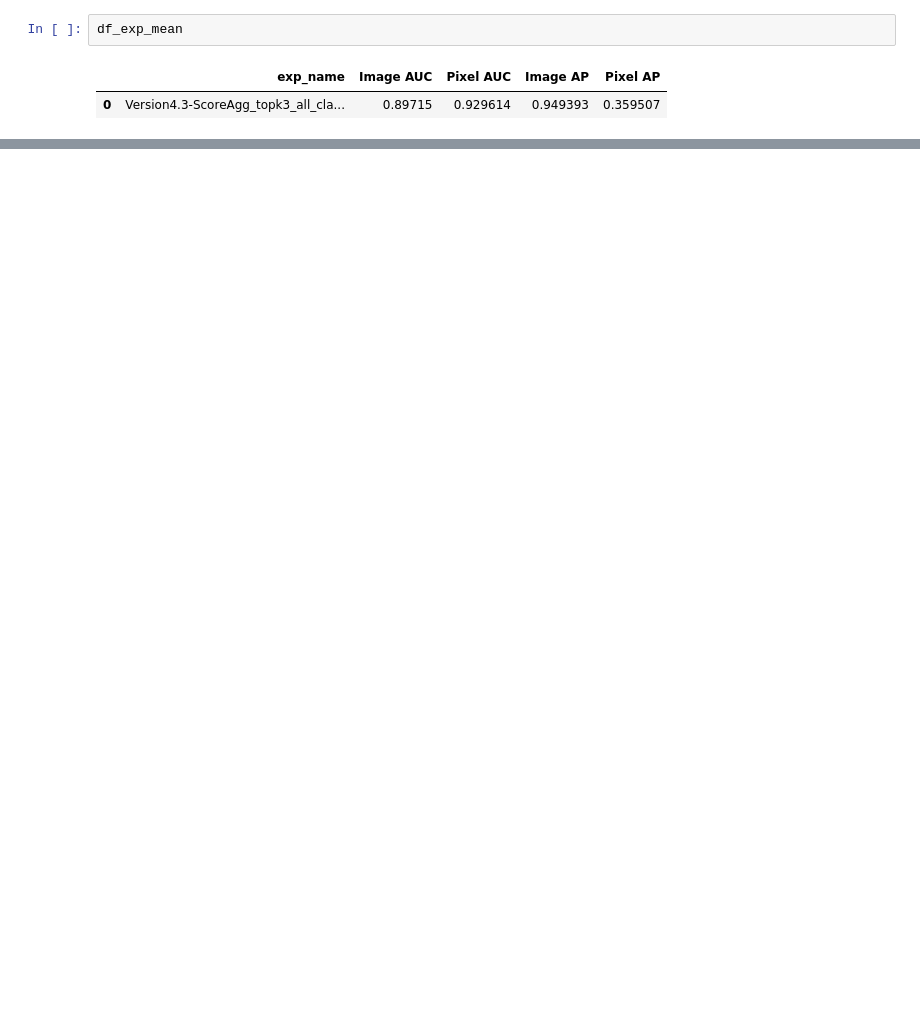
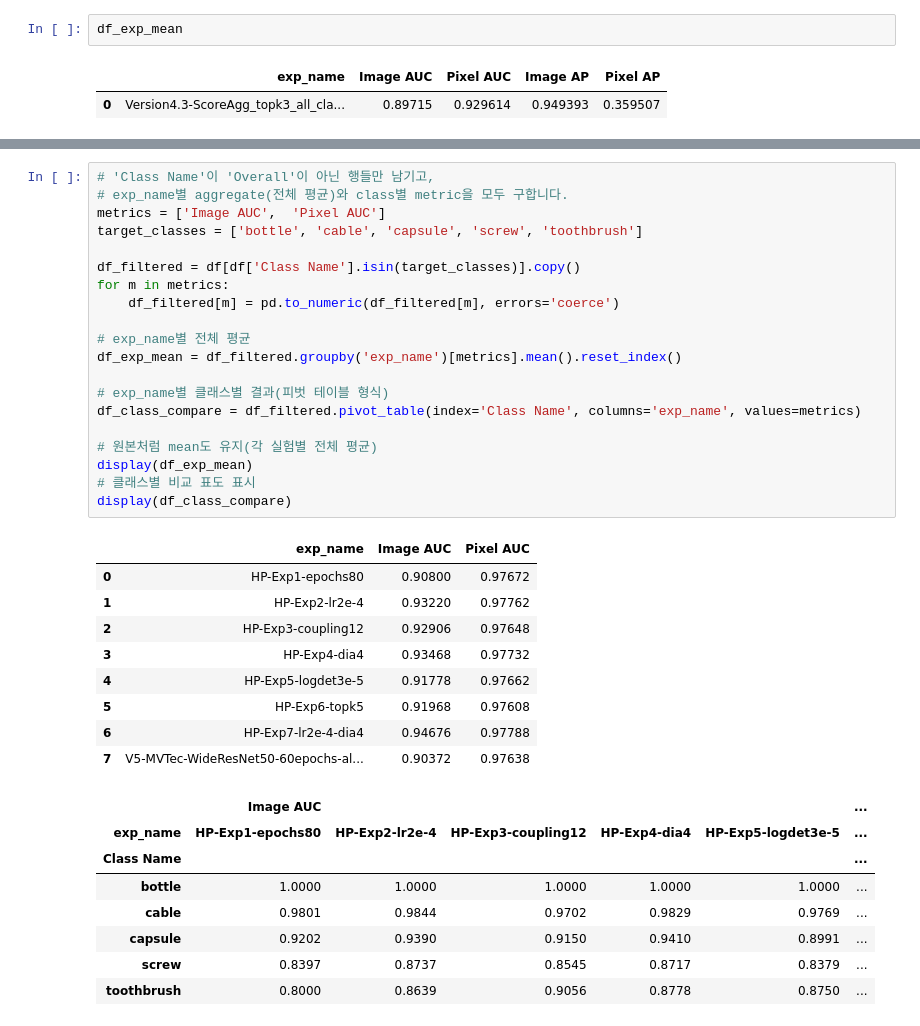
Before and after one commit to crimama/moleflow, a Jupyter notebook: notebook/result_analysis.ipynb, the cells around one changed output, grey strips where cells are left out. Saved outputs shown, nothing was run; the diff lists cells and outputs as text; blank space fills up the shorter version.

```diff
--- a/notebook/result_analysis.ipynb
+++ b/notebook/result_analysis.ipynb
@@ -298,0 +301,38 @@ plt.show()
+# %%
+# 'Class Name'이 'Overall'이 아닌 행들만 남기고,
+# exp_name별 aggregate(전체 평균)와 class별 metric을 모두 구합니다.
+metrics = ['Image AUC',  'Pixel AUC']
+target_classes = ['bottle', 'cable', 'capsule', 'screw', 'toothbrush']
+
+df_filtered = df[df['Class Name'].isin(target_classes)].copy()
+for m in metrics:
+    df_filtered[m] = pd.to_numeric(df_filtered[m], errors='coerce')
+
+# exp_name별 전체 평균
+df_exp_mean = df_filtered.groupby('exp_name')[metrics].mean().reset_index()
+
+# exp_name별 클래스별 결과(피벗 테이블 형식)
+df_class_compare = df_filtered.pivot_table(index='Class Name', columns='exp_name', values=metrics)
+
+# 원본처럼 mean도 유지(각 실험별 전체 평균)
+display(df_exp_mean)
+# 클래스별 비교 표도 표시
+display(df_class_compare)
+# %% [output]
+|  | exp_name | Image AUC | Pixel AUC |
+| 0 | HP-Exp1-epochs80 | 0.90800 | 0.97672 |
+| 1 | HP-Exp2-lr2e-4 | 0.93220 | 0.97762 |
+| 2 | HP-Exp3-coupling12 | 0.92906 | 0.97648 |
+| 3 | HP-Exp4-dia4 | 0.93468 | 0.97732 |
+| 4 | HP-Exp5-logdet3e-5 | 0.91778 | 0.97662 |
+| 5 | HP-Exp6-topk5 | 0.91968 | 0.97608 |
+| 6 | HP-Exp7-lr2e-4-dia4 | 0.94676 | 0.97788 |
+| 7 | V5-MVTec-WideResNet50-60epochs-al... | 0.90372 | 0.97638 |
+|  | Image AUC |  |  |  |  | ... |
+| exp_name | HP-Exp1-epochs80 | HP-Exp2-lr2e-4 | HP-Exp3-coupling12 | HP-Exp4-dia4 | HP-Exp5-logdet3e-5 | ... |
+| Class Name |  |  |  |  |  | ... |
+| bottle | 1.0000 | 1.0000 | 1.0000 | 1.0000 | 1.0000 | ... |
+| cable | 0.9801 | 0.9844 | 0.9702 | 0.9829 | 0.9769 | ... |
+| capsule | 0.9202 | 0.9390 | 0.9150 | 0.9410 | 0.8991 | ... |
+| screw | 0.8397 | 0.8737 | 0.8545 | 0.8717 | 0.8379 | ... |
+| toothbrush | 0.8000 | 0.8639 | 0.9056 | 0.8778 | 0.8750 | ... |
```
Also changed, not shown: parts of 9 cells of this notebook, 13 other files.
